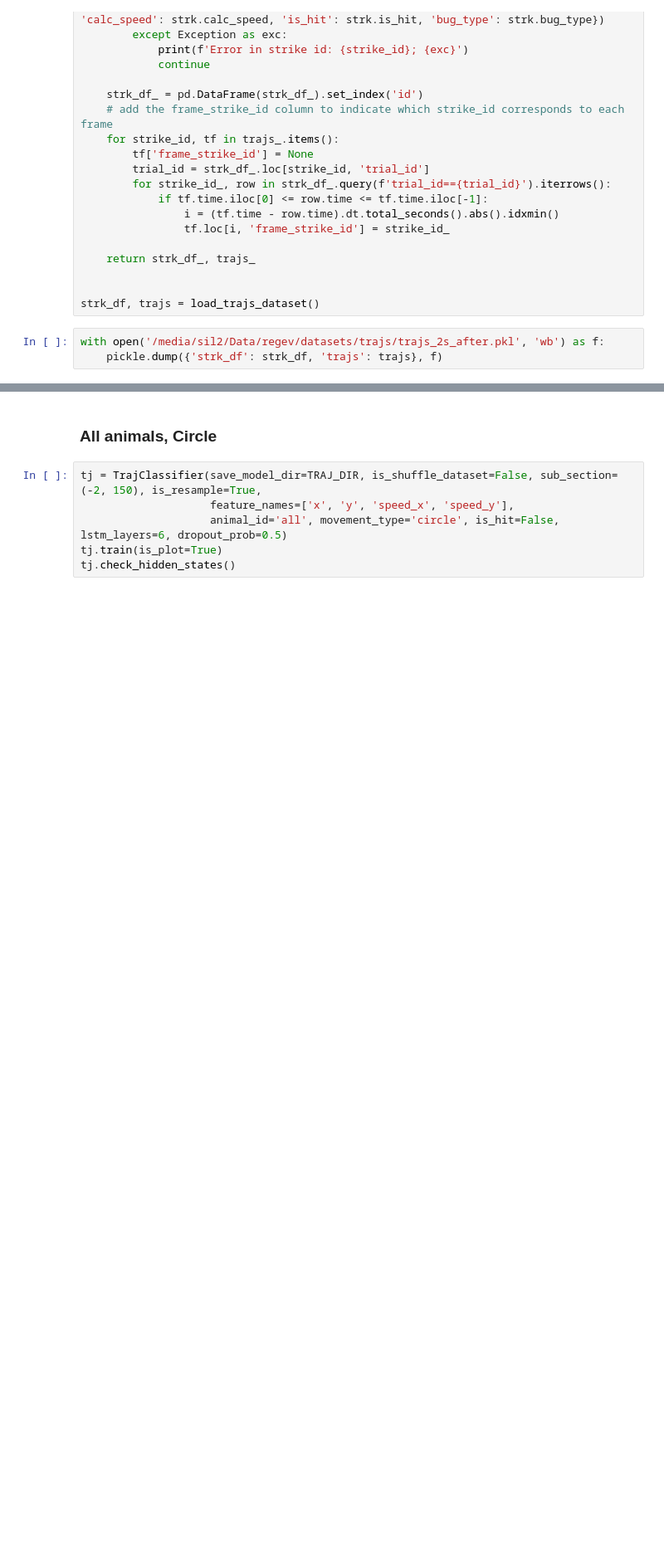
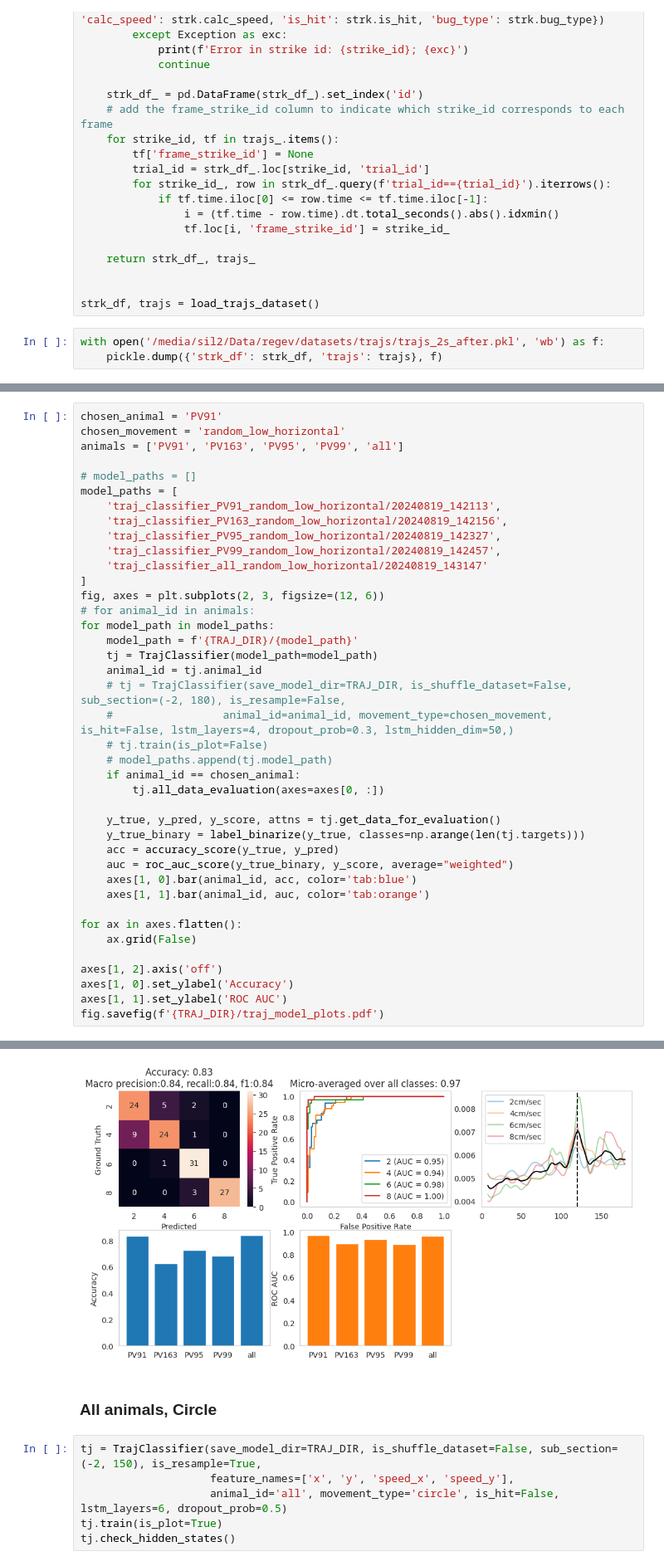
Before and after one commit to EvolutionaryNeuralCodingLab/PreyTouch, a Jupyter notebook: notebooks/trajs.ipynb, the cells around one changed output, grey strips where cells are left out. Shown: that part at 83% size. Saved outputs shown, nothing was run; the diff lists cells and outputs as text; blank space fills up the shorter version.

```diff
--- a/notebooks/trajs.ipynb
+++ b/notebooks/trajs.ipynb
@@ -94,0 +114,41 @@ with open('/media/sil2/Data/regev/datasets/trajs/trajs_2s_after.pkl', 'wb') as f
+# %%
+chosen_animal = 'PV91'
+chosen_movement = 'random_low_horizontal'
+animals = ['PV91', 'PV163', 'PV95', 'PV99', 'all']
+
+# model_paths = []
+model_paths = [
+    'traj_classifier_PV91_random_low_horizontal/20240819_142113',
+    'traj_classifier_PV163_random_low_horizontal/20240819_142156',
+    'traj_classifier_PV95_random_low_horizontal/20240819_142327',
+    'traj_classifier_PV99_random_low_horizontal/20240819_142457',
+    'traj_classifier_all_random_low_horizontal/20240819_143147'
+]
+fig, axes = plt.subplots(2, 3, figsize=(12, 6))
+# for animal_id in animals:
+for model_path in model_paths:
+    model_path = f'{TRAJ_DIR}/{model_path}'
+    tj = TrajClassifier(model_path=model_path)
+    animal_id = tj.animal_id
+    # tj = TrajClassifier(save_model_dir=TRAJ_DIR, is_shuffle_dataset=False, sub_section=(-2, 180), is_resample=False,
+    #                 animal_id=animal_id, movement_type=chosen_movement, is_hit=False, lstm_layers=4, dropout_prob=0.3, lstm_hidden_dim=50,)
+    # tj.train(is_plot=False)
+    # model_paths.append(tj.model_path)
+    if animal_id == chosen_animal:
+        tj.all_data_evaluation(axes=axes[0, :])
+
+    y_true, y_pred, y_score, attns = tj.get_data_for_evaluation()
+    y_true_binary = label_binarize(y_true, classes=np.arange(len(tj.targets)))
+    acc = accuracy_score(y_true, y_pred)
+    auc = roc_auc_score(y_true_binary, y_score, average="weighted")
+    axes[1, 0].bar(animal_id, acc, color='tab:blue')
+    axes[1, 1].bar(animal_id, auc, color='tab:orange')
+
+for ax in axes.flatten():
+    ax.grid(False)
+
+axes[1, 2].axis('off')
+axes[1, 0].set_ylabel('Accuracy')
+axes[1, 1].set_ylabel('ROC AUC')
+fig.savefig(f'{TRAJ_DIR}/traj_model_plots.pdf')
+# %% [output]
@@ -95,3 +166,4 @@ with open('/media/sil2/Data/regev/datasets/trajs/trajs_2s_after.pkl', 'wb') as f
+[figure, added]
 # %% [markdown]
 ### All animals, Circle
 # %%
```
Also changed, not shown: parts of 31 cells of this notebook, 2 other files.
